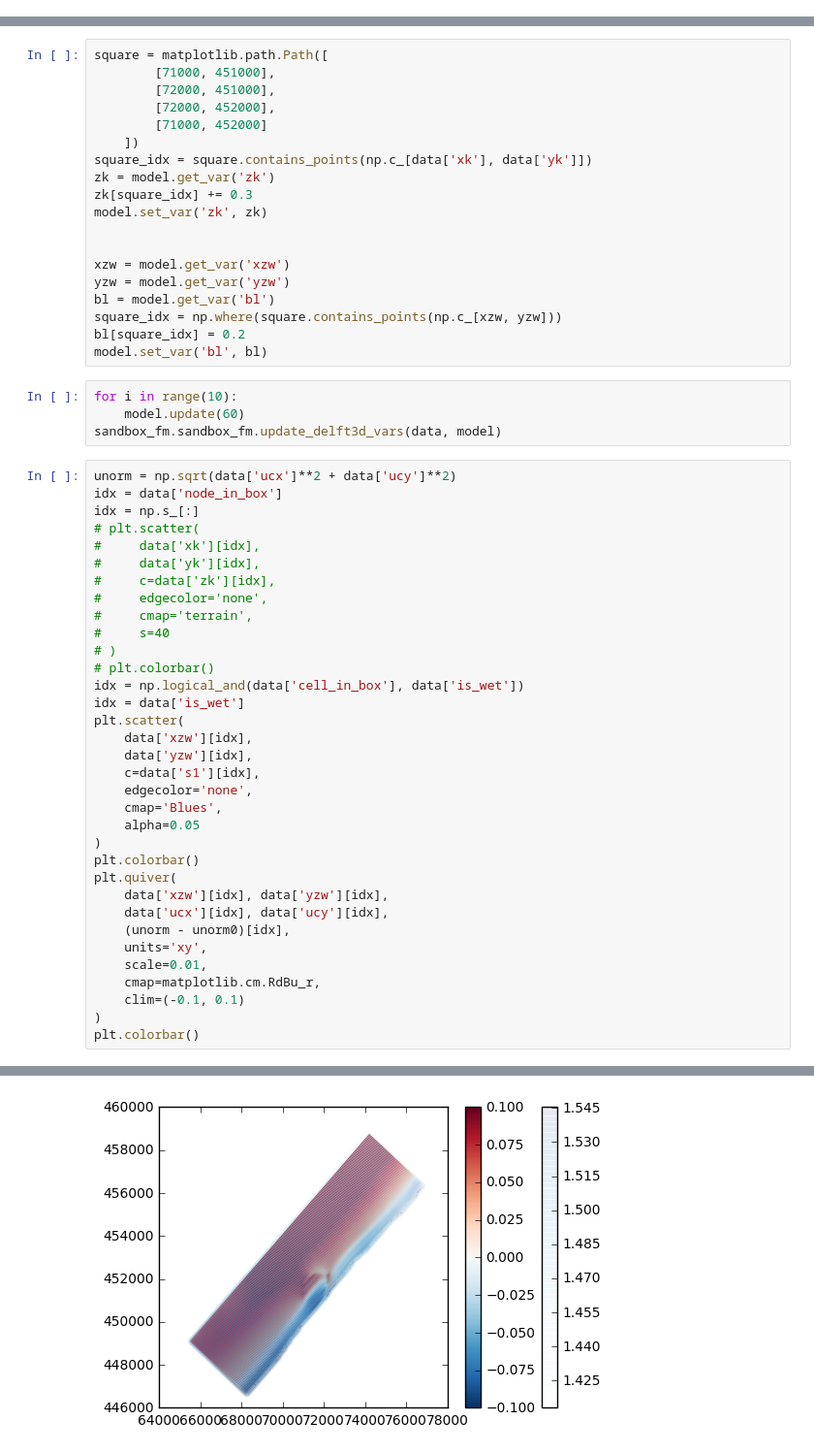
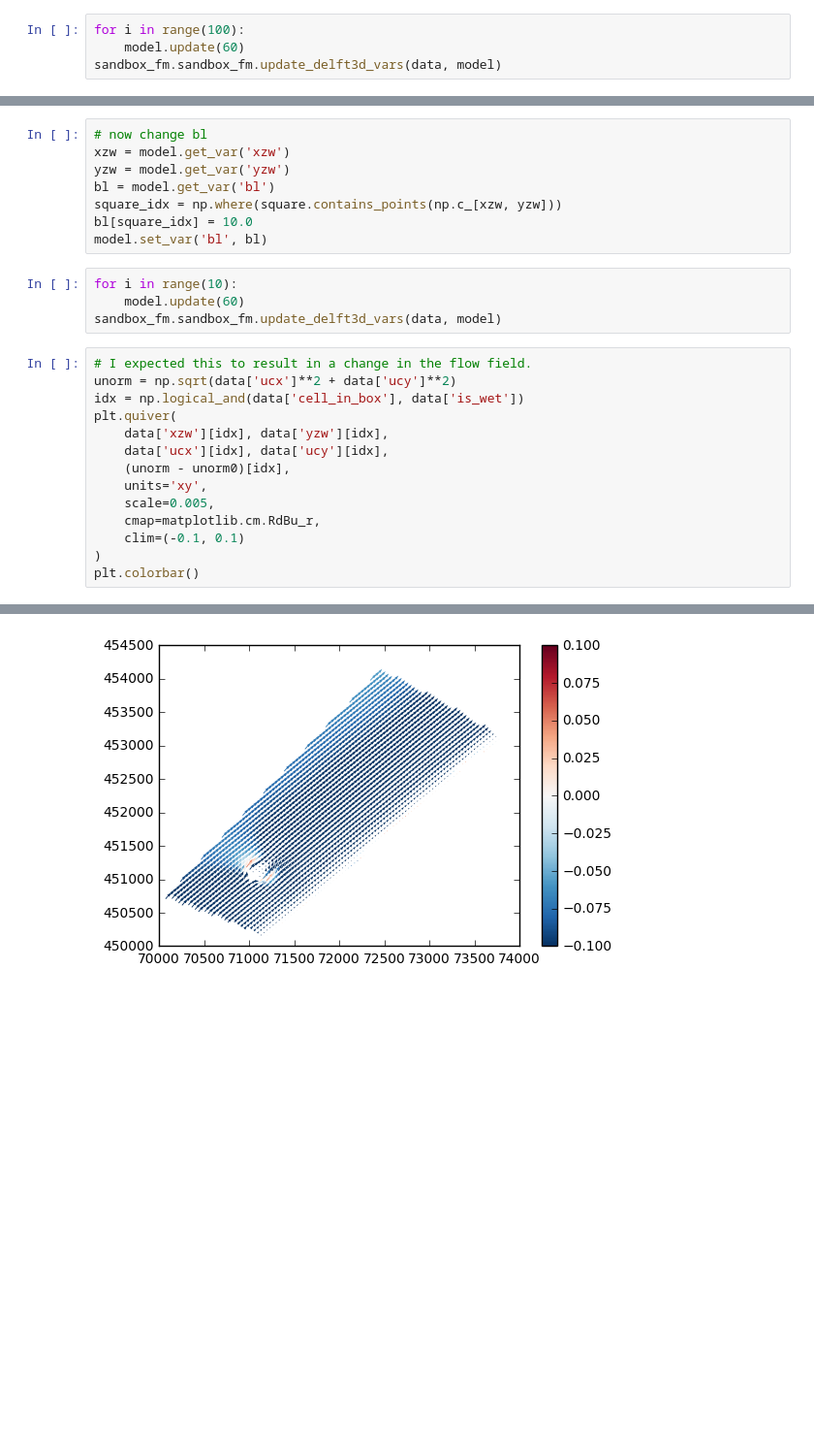
Before and after one commit to openearth/sandbox-fm, a Jupyter notebook: notebooks/bl_zk_debug.ipynb, the cells around one changed output, grey strips where cells are left out. Shown at 97% size. Drawn from its saved outputs; the diff is of its cells as text; blank space fills up the shorter version.

```diff
--- a/notebooks/bl_zk_debug.ipynb
+++ b/notebooks/bl_zk_debug.ipynb
@@ -69,0 +90,4 @@ plt.colorbar()
+# %%
+for i in range(100):
+    model.update(60)
+sandbox_fm.sandbox_fm.update_delft3d_vars(data, model)
@@ -70,60 +111,29 @@ plt.colorbar()
 # %%
-square = matplotlib.path.Path([
-        [71000, 451000],
-        [72000, 451000],
-        [72000, 452000],
-        [71000, 452000]
-    ])
-square_idx = square.contains_points(np.c_[data['xk'], data['yk']])
-zk = model.get_var('zk')
-zk[square_idx] += 0.3
-model.set_var('zk', zk)
-
-
+# now change bl
 xzw = model.get_var('xzw')
 yzw = model.get_var('yzw')
 bl = model.get_var('bl')
 square_idx = np.where(square.contains_points(np.c_[xzw, yzw]))
-bl[square_idx] = 0.2
+bl[square_idx] = 10.0
 model.set_var('bl', bl)
 # %%
 for i in range(10):
     model.update(60)
 sandbox_fm.sandbox_fm.update_delft3d_vars(data, model)
 # %%
+# I expected this to result in a change in the flow field.
 unorm = np.sqrt(data['ucx']**2 + data['ucy']**2)
-idx = data['node_in_box']
-idx = np.s_[:]
-# plt.scatter(
-#     data['xk'][idx],
-#     data['yk'][idx],
-#     c=data['zk'][idx],
-#     edgecolor='none',
-#     cmap='terrain',
-#     s=40
-# )
-# plt.colorbar()
 idx = np.logical_and(data['cell_in_box'], data['is_wet'])
-idx = data['is_wet']
-plt.scatter(
-    data['xzw'][idx],
-    data['yzw'][idx],
-    c=data['s1'][idx],
-    edgecolor='none',
-    cmap='Blues',
-    alpha=0.05
-)
-plt.colorbar()
 plt.quiver(
     data['xzw'][idx], data['yzw'][idx],
     data['ucx'][idx], data['ucy'][idx],
     (unorm - unorm0)[idx],
     units='xy',
-    scale=0.01,
+    scale=0.005,
     cmap=matplotlib.cm.RdBu_r,
     clim=(-0.1, 0.1)
 )
 plt.colorbar()
 # %% [output]
 <matplotlib.colorbar.Colorbar at 0x...>
-[figure, old version]
+[figure, new version]
```
Also changed, not shown: parts of 9 cells of this notebook, 1 other file.
